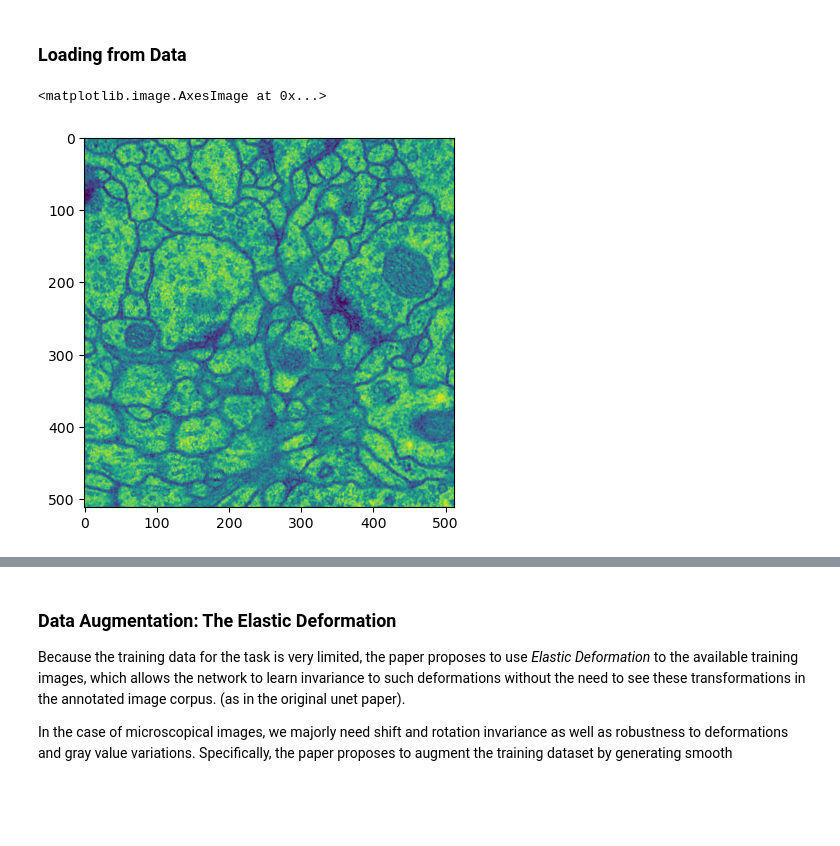
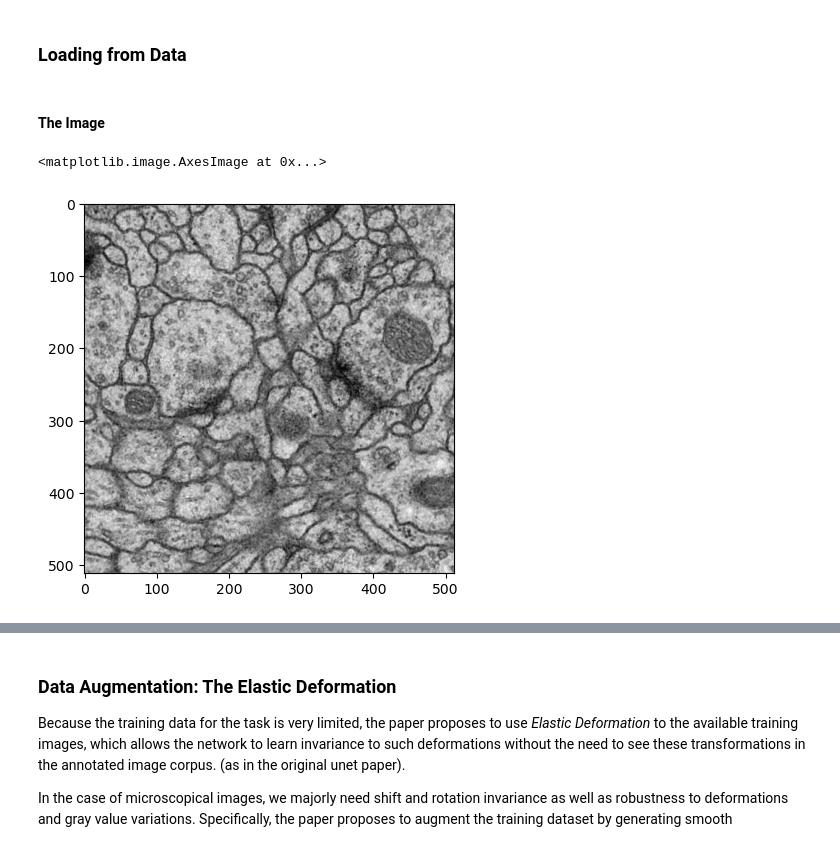
Before and after one commit to helloimlixin/nn02h, a Jupyter notebook: unet/notebook.ipynb, the cells around one changed output, grey strips where cells are left out. Saved outputs shown, nothing was run; the diff lists cells and outputs as text; code cells hidden in the pictures; blank space fills up the shorter version.

```diff
--- a/unet/notebook.ipynb
+++ b/unet/notebook.ipynb
@@ -19,9 +28,11 @@ import torch.nn.functional as F
 ## Data Preprocessing
 # %% [markdown]
 ### Loading from Data
+# %% [markdown]
+#### The Image
 # %%
 image = cv2.imread('../../data/isbi2012challenge/train/imgs/frame_0001.png', cv2.IMREAD_GRAYSCALE)
-plt.imshow(image)
+plt.imshow(image, cmap='gray')
 # %% [output]
 <matplotlib.image.AxesImage at 0x...>
-[figure, old version]
+[figure, new version]
```
Also changed, not shown: parts of 19 cells of this notebook.
